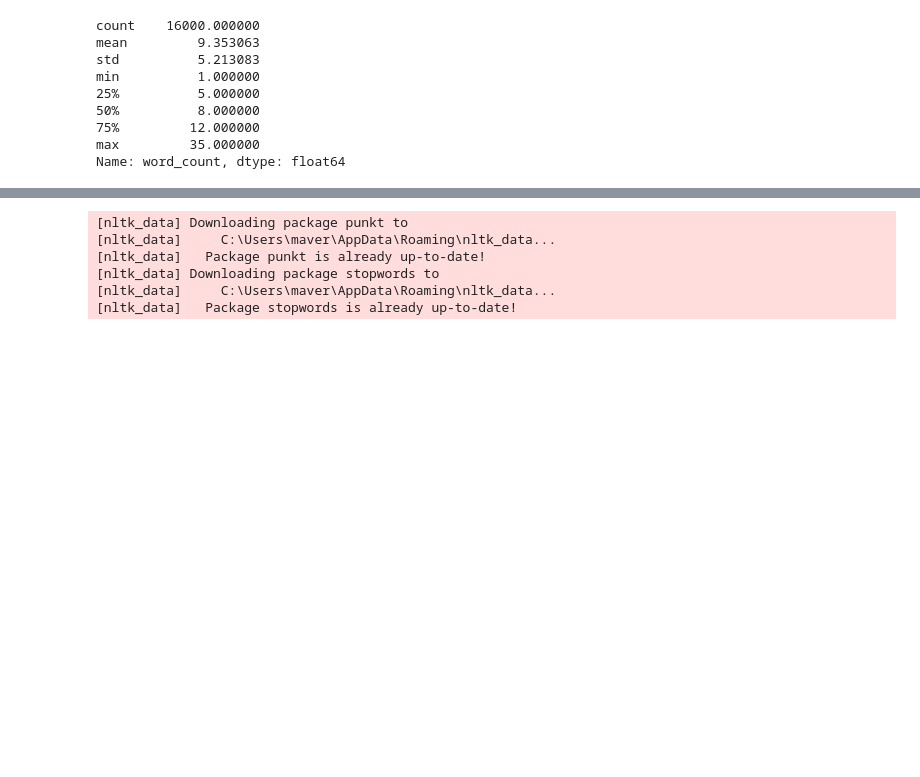
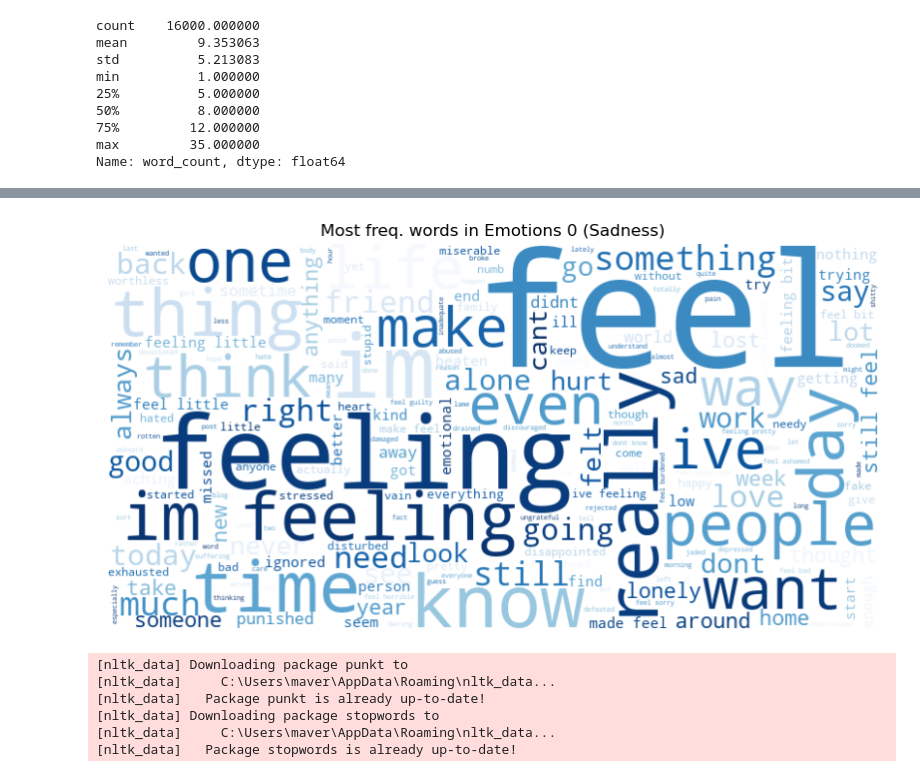
Before and after one commit to ravarnax/emotion-detection-nlp-comparison, a Jupyter notebook: Sentiment_Analysis_Comparison.ipynb, the cells around one changed output, grey strips where cells are left out. Drawn from its saved outputs; the diff is of its cells as text; code cells hidden in the pictures; blank space fills up the shorter version.

Commit message:
add word cloud feature

```diff
--- a/Sentiment_Analysis_Comparison.ipynb
+++ b/Sentiment_Analysis_Comparison.ipynb
@@ -111,6 +112,23 @@ Requirement already satisfied: six>=1.5 in c:\users\maver\anaconda3\lib\site-pac
 Downloading wordcloud-1.9.6-cp313-cp313-win_amd64.whl (306 kB)
 Installing collected packages: wordcloud
 Successfully installed wordcloud-1.9.6
+# %%
+from wordcloud import WordCloud
+
+# Combine all text for a specific emotion
+text_emo_0 = ' '.join(sentence for sentence in df[df['emotion'] == 0]['text'])
+
+# Generating word cloud image
+wordcloud = WordCloud(width=800, height=400, background_color='white', colormap='Blues').generate(text_emo_0)
+
+# Display word cloud using matplotlib
+matplotlib.pyplot.figure(figsize=(10,6))
+matplotlib.pyplot.imshow(wordcloud, interpolation='bilinear')
+matplotlib.pyplot.axis('off')
+matplotlib.pyplot.title('Most freq. words in Emotions 0 (Sadness)')
+matplotlib.pyplot.show()
+# %% [output]
+[figure, added]
 # %%
 # 2. remove punctuation
 import string
```
Also changed, not shown: parts of 6 cells of this notebook.
